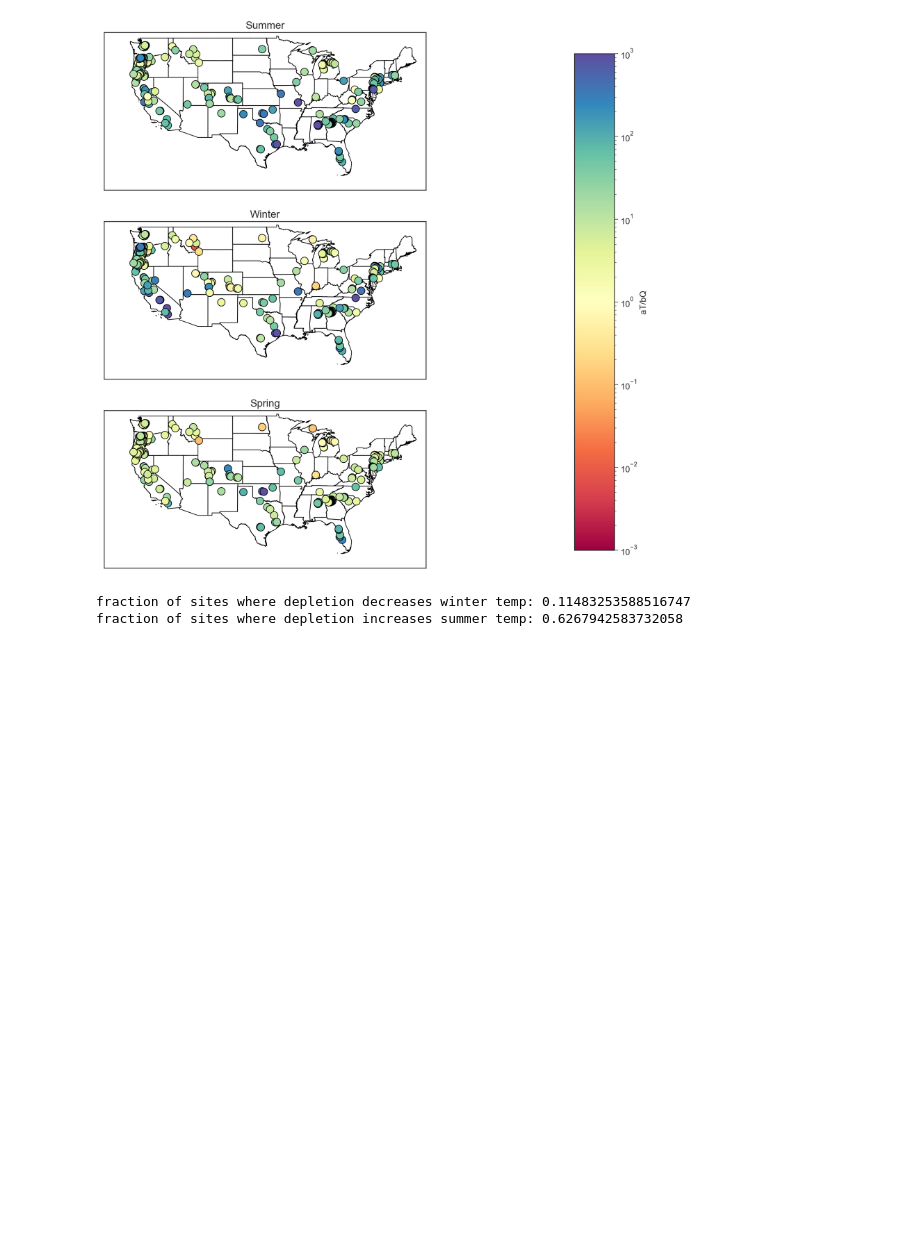
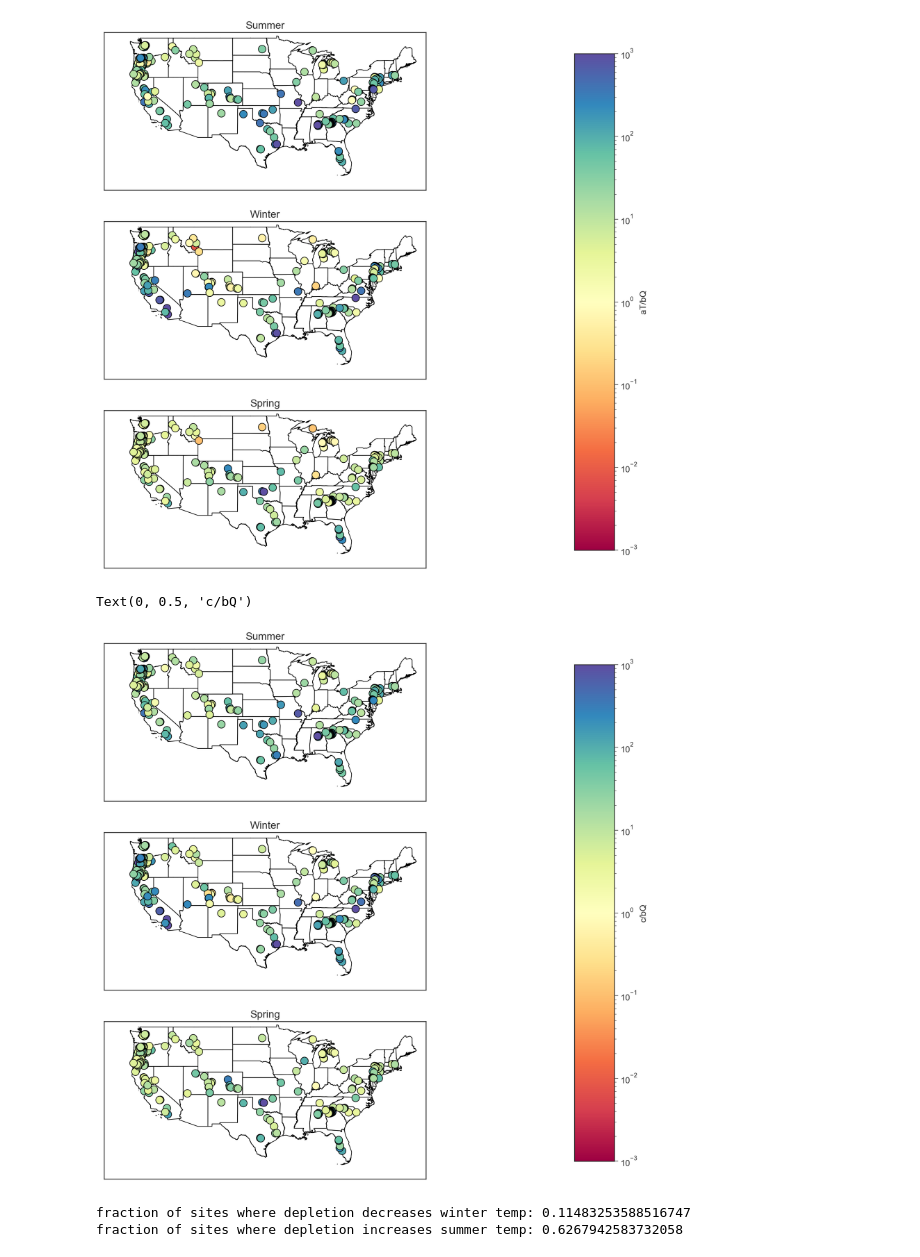
Before and after one commit to lapidesd/streamflow_depletion_metrics_replacement, a Jupyter notebook: Code/regression_thermo_explore.ipynb, the cells around one changed output. Saved outputs shown, nothing was run; the diff lists cells and outputs as text; code cells hidden in the pictures; blank space fills up the shorter version.

Commit message:
added T plots

```diff
--- a/Code/regression_thermo_explore.ipynb
+++ b/Code/regression_thermo_explore.ipynb
@@ -1024,6 +1024,17 @@ Requested data from https://nwis.waterservices.usgs.gov/nwis/iv/?format=json%2C1
 Requested data from https://nwis.waterservices.usgs.gov/nwis/iv/?format=json%2C1.1&sites=09217000&parameterCd=00060&startDT=2007-10-01&endDT=2020-10-01
 # %%
 magnitude_data = pd.read_csv('../Data/magnitude_temperature_analytical.csv')
+tempvals = [t[1:-1].split(', ') for t in magnitude_data.temp_term.values]
+tempvals = [[float(t[i]) for i in range(len(t))] for t in tempvals]
+magnitude_data['temp_term'] = tempvals
+flowvals = [t[1:-1].split(', ') for t in magnitude_data.flow_term.values]
+flowvals = [[float(t[i]) for i in range(len(t))] for t in flowvals]
+magnitude_data['flow_term'] = flowvals
+constvals = [t[1:-1].split(', ') for t in magnitude_data.constant_term.values]
+constvals = [[float(t[i]) for i in range(len(t))] for t in constvals]
+magnitude_data['constant_term'] = constvals
+# %%
+magnitude_data['sitenum'] = ['0'*(8-len(str(s)))+str(s) for s in magnitude_data.sitenum]
 # %%
 magnitude_data = magnitude_data.merge(best_info_total,left_on='sitenum',
                                      right_on='sitenum')
@@ -1343,6 +1317,54 @@ cbar.ax.set_ylabel('aT/bQ')
 # %% [output]
 Text(0, 0.5, 'aT/bQ')
 [figure]
+# %%
+fig, ax = plt.subplots(3,figsize = (18,16))
+for i in range(3):
+    state_outline.plot(facecolor='white',edgecolors = 'k', ax=ax[i])
+    ax[i].set_xlim(-130,-65)
+    ax[i].set_ylim(22,50)
+    ax[i].set_xticks([])
+    ax[i].set_yticks([])
+
+minplot = 0.001
+maxplot = 1000
+
+ax0=ax[0]
+ratio = abs(magnitude_data.summer_constterm/magnitude_data.summer_flowterm)
+cmap_use = 'Spectral'
+
+im = ax0.scatter(mag_data.LNG_GAGE,mag_data.LAT_GAGE, c=ratio,
+           cmap = cmap_use, vmin = minplot, vmax = maxplot,norm=matplotlib.colors.LogNorm(),
+           edgecolor = 'k', s=size, label = 'Air temperature more important')
+ax0.set_title('Summer')
+
+ax0=ax[1]
+ratio = abs(magnitude_data.winter_constterm/magnitude_data.winter_flowterm)
+
+size = 150
+
+im = ax0.scatter(mag_data.LNG_GAGE,mag_data.LAT_GAGE, c=ratio,
+           cmap = cmap_use, vmin = minplot, vmax = maxplot,norm=matplotlib.colors.LogNorm(),
+           edgecolor = 'k', s=size, label = 'Air temperature more important')
+ax0.set_title('Winter')
+
+ax0=ax[2]
+ratio = abs(magnitude_data.spring_constterm/magnitude_data.spring_flowterm)
+
+size = 150
+
+im = ax0.scatter(mag_data.LNG_GAGE,mag_data.LAT_GAGE, c=ratio,
+           cmap = cmap_use, vmin = minplot, vmax = maxplot,norm=matplotlib.colors.LogNorm(),
+           edgecolor = 'k', s=size, label = 'Air temperature more important')
+ax0.set_title('Spring')
+
+fig.subplots_adjust(right=0.8)
+cbar_ax = fig.add_axes([0.85, 0.15, 0.05, 0.7])
+cbar = fig.colorbar(im, cax=cbar_ax)
+cbar.ax.set_ylabel('c/bQ')
+# %% [output]
+Text(0, 0.5, 'c/bQ')
+[figure, added]
 # %%
 summerb = [p[1] for p in mag_data.summer_params]
 winterb = [p[1] for p in mag_data.winter_params]
```
Also changed, not shown: parts of 6 cells of this notebook.
